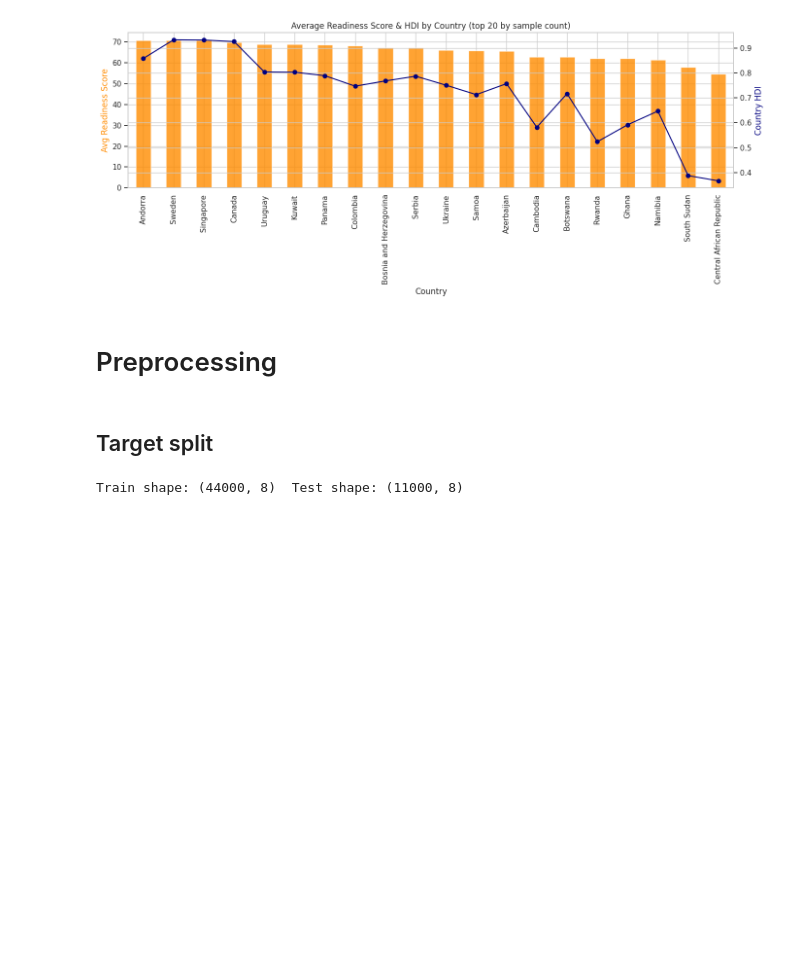
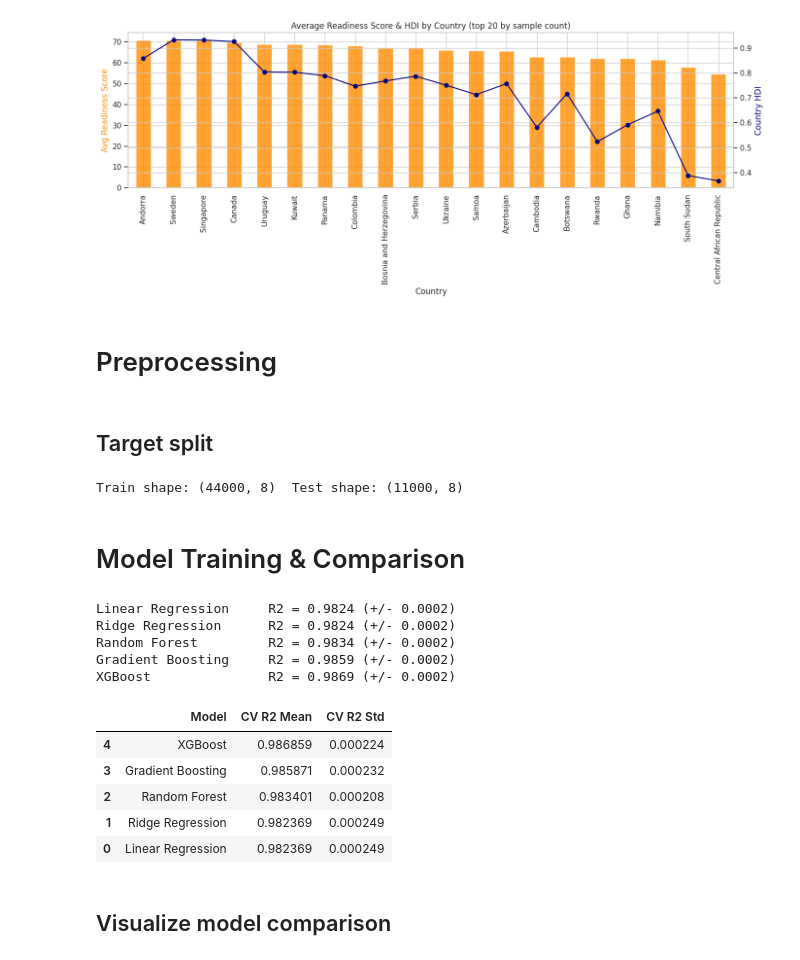
Before and after one commit to jannatul-fredaues/Global-Human-Development-Index-with-Explainable-AI, a Jupyter notebook: Prepossing/Student part/ghdi-student-part.ipynb, the cells around one changed output. Saved outputs shown, nothing was run; the diff lists cells and outputs as text; code cells hidden in the pictures; blank space fills up the shorter version.

```diff
--- a/Prepossing/Student part/ghdi-student-part.ipynb
+++ b/Prepossing/Student part/ghdi-student-part.ipynb
@@ -262,3 +262,41 @@ X_train, X_test, y_train, y_test = train_test_split(X, y, test_size=0.2, random_
 print("Train shape:", X_train.shape, " Test shape:", X_test.shape)
 # %% [output]
 Train shape: (44000, 8)  Test shape: (11000, 8)
+# %% [markdown]
+# Model Training & Comparison
+# %%
+models = {
+    "Linear Regression": LinearRegression(),
+    "Ridge Regression": Ridge(alpha=1.0),
+    "Random Forest": RandomForestRegressor(n_estimators=300, max_depth=None, random_state=RANDOM_STATE, n_jobs=-1),
+    "Gradient Boosting": GradientBoostingRegressor(random_state=RANDOM_STATE),
+    "XGBoost": xgb.XGBRegressor(n_estimators=400, max_depth=5, learning_rate=0.05,
+                                 subsample=0.9, colsample_bytree=0.9,
+                                 random_state=RANDOM_STATE, n_jobs=-1),
+}
+
+cv = KFold(n_splits=5, shuffle=True, random_state=RANDOM_STATE)
+results = []
+
+for name, model in models.items():
+    pipe = Pipeline([("prep", preprocessor), ("model", model)])
+    scores = cross_val_score(pipe, X_train, y_train, cv=cv, scoring="r2", n_jobs=-1)
+    results.append({"Model": name, "CV R2 Mean": scores.mean(), "CV R2 Std": scores.std()})
+    print(f"{name:20s}  R2 = {scores.mean():.4f} (+/- {scores.std():.4f})")
+
+results_df = pd.DataFrame(results).sort_values("CV R2 Mean", ascending=False)
+results_df
+# %% [output]
+Linear Regression     R2 = 0.9824 (+/- 0.0002)
+Ridge Regression      R2 = 0.9824 (+/- 0.0002)
+Random Forest         R2 = 0.9834 (+/- 0.0002)
+Gradient Boosting     R2 = 0.9859 (+/- 0.0002)
+XGBoost               R2 = 0.9869 (+/- 0.0002)
+|  | Model | CV R2 Mean | CV R2 Std |
+| 4 | XGBoost | 0.986859 | 0.000224 |
+| 3 | Gradient Boosting | 0.985871 | 0.000232 |
+| 2 | Random Forest | 0.983401 | 0.000208 |
+| 1 | Ridge Regression | 0.982369 | 0.000249 |
+| 0 | Linear Regression | 0.982369 | 0.000249 |
+# %% [markdown]
+## Visualize model comparison
```
Also changed, not shown: parts of 1 cell of this notebook.
